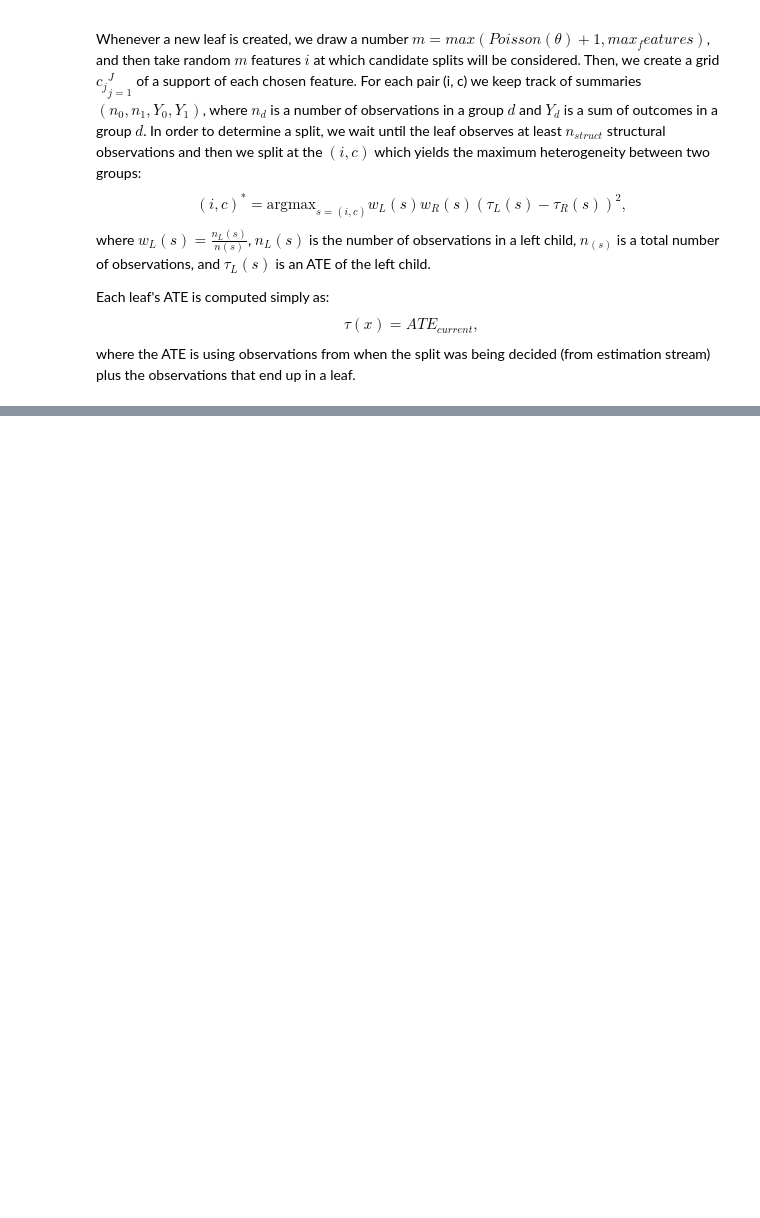
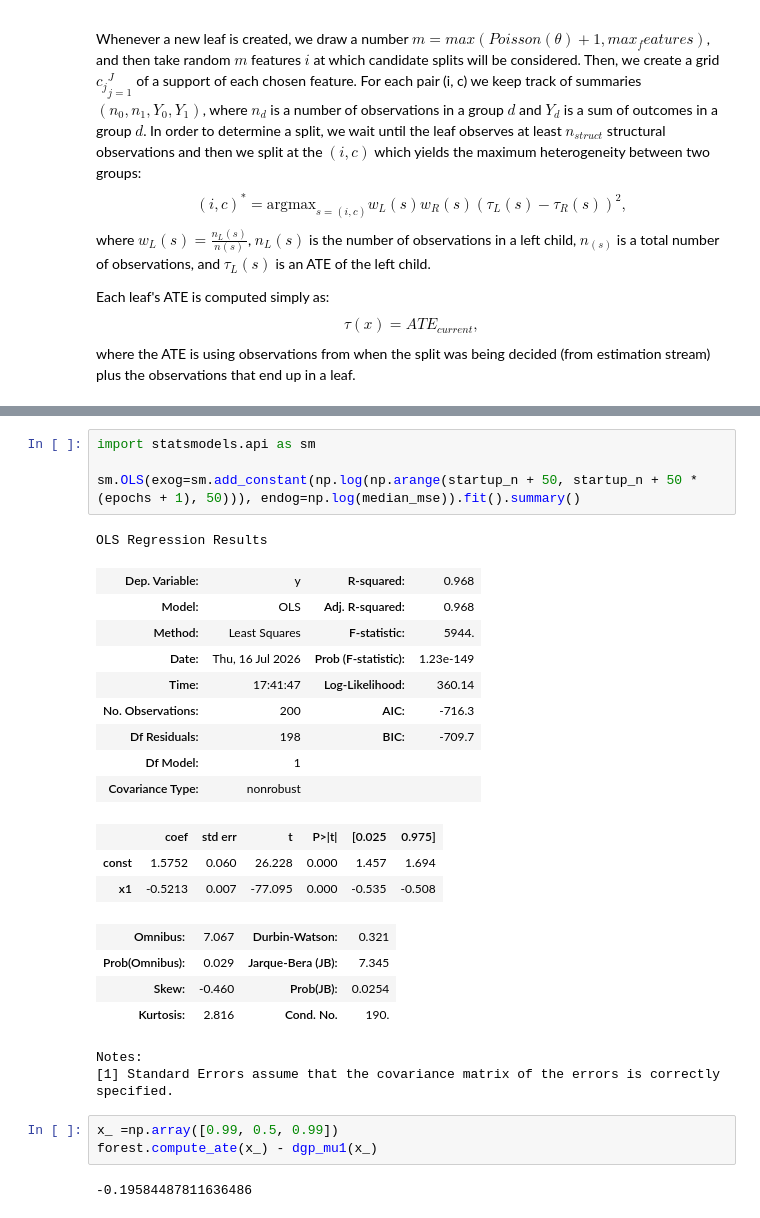
Before and after one commit to goxmox/online_random_forest, a Jupyter notebook: online_rf.ipynb, the cells around one changed output, grey strips where cells are left out. Drawn from its saved outputs; the diff is of its cells as text; blank space fills up the shorter version.

```diff
--- a/online_rf.ipynb
+++ b/online_rf.ipynb
@@ -656,0 +678,29 @@ plt.show()
+# %%
+import statsmodels.api as sm
+
+sm.OLS(exog=sm.add_constant(np.log(np.arange(startup_n + 50, startup_n + 50 * (epochs + 1), 50))), endog=np.log(median_mse)).fit().summary()
+# %% [output]
+OLS Regression Results
+| Dep. Variable: | y | R-squared: | 0.968 |
+| Model: | OLS | Adj. R-squared: | 0.968 |
+| Method: | Least Squares | F-statistic: | 5944. |
+| Date: | Thu, 16 Jul 2026 | Prob (F-statistic): | 1.23e-149 |
+| Time: | 17:41:47 | Log-Likelihood: | 360.14 |
+| No. Observations: | 200 | AIC: | -716.3 |
+| Df Residuals: | 198 | BIC: | -709.7 |
+| Df Model: | 1 |  |  |
+| Covariance Type: | nonrobust |  |  |
+|  | coef | std err | t | P>|t| | [0.025 | 0.975] |
+| const | 1.5752 | 0.060 | 26.228 | 0.000 | 1.457 | 1.694 |
+| x1 | -0.5213 | 0.007 | -77.095 | 0.000 | -0.535 | -0.508 |
+| Omnibus: | 7.067 | Durbin-Watson: | 0.321 |
+| Prob(Omnibus): | 0.029 | Jarque-Bera (JB): | 7.345 |
+| Skew: | -0.460 | Prob(JB): | 0.0254 |
+| Kurtosis: | 2.816 | Cond. No. | 190. |
+Notes:
+[1] Standard Errors assume that the covariance matrix of the errors is correctly specified.
+# %%
+x_ =np.array([0.99, 0.5, 0.99])
+forest.compute_ate(x_) - dgp_mu1(x_)
+# %% [output]
+-0.19584487811636486
```
Also changed, not shown: parts of 11 cells of this notebook.
